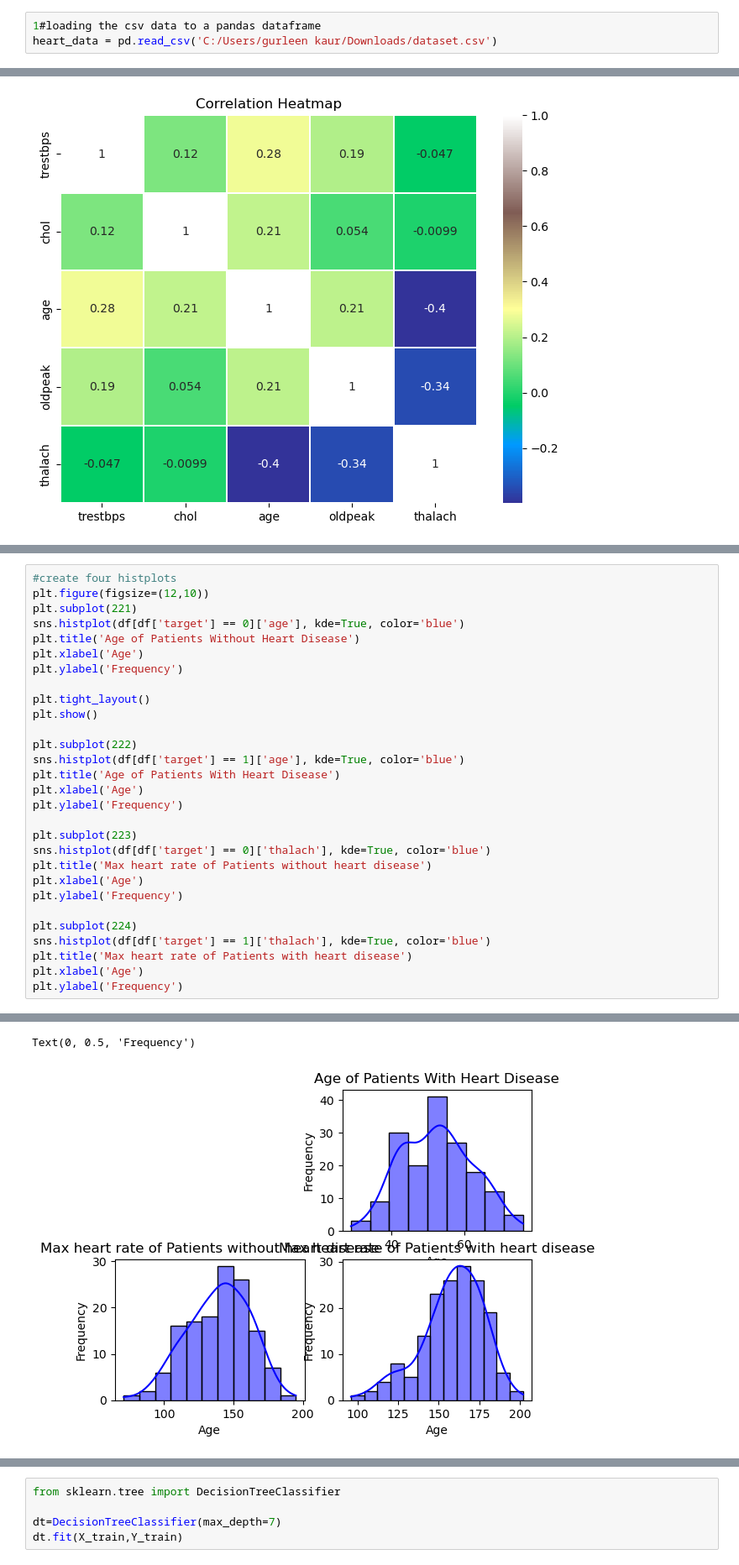
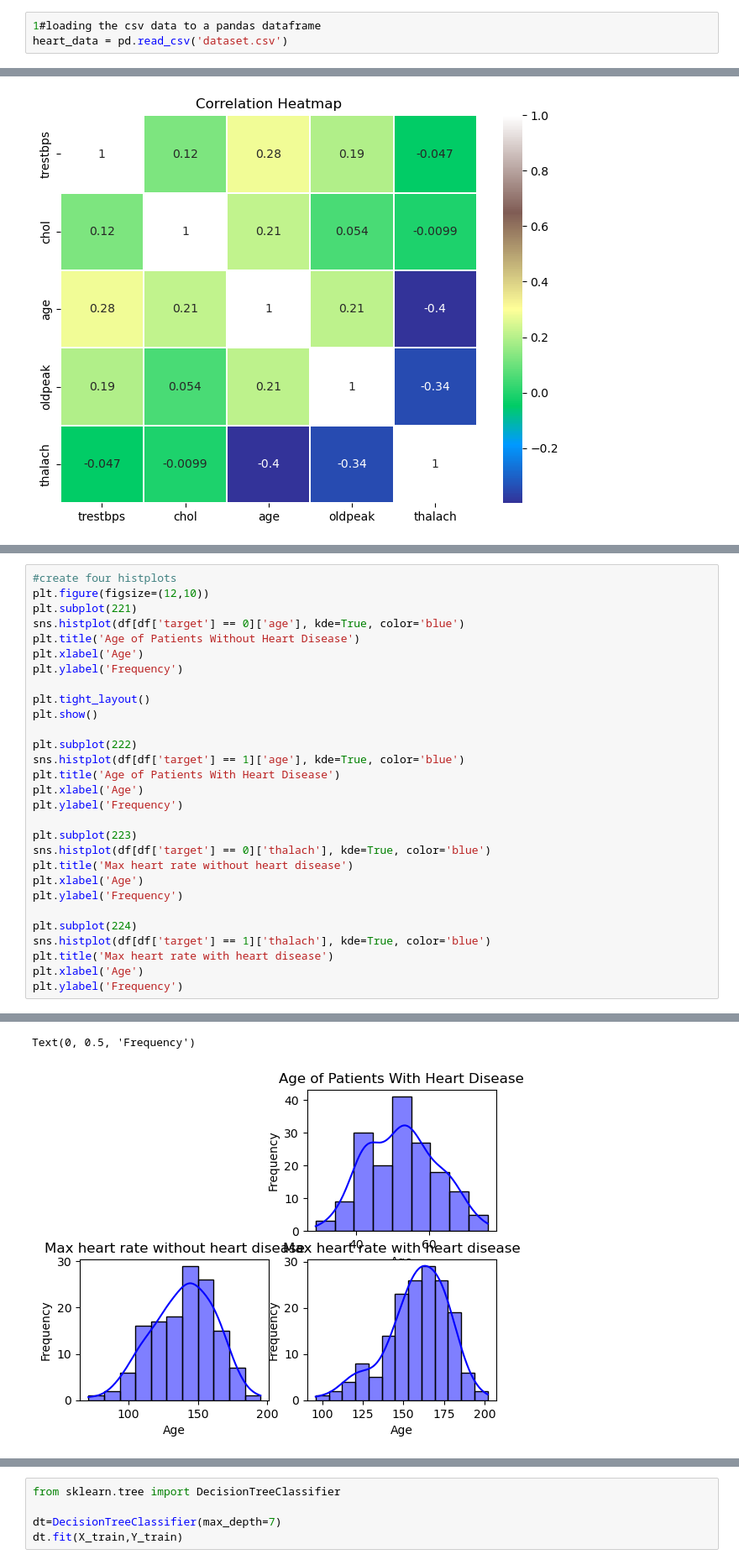
Before and after one commit to GurkirtanSingh5722/Group-1-Heart-Disease-Prediction, a Jupyter notebook: Heart Disease Prediction 2.ipynb, the cells around one changed output, grey strips where cells are left out. Shown at 84% size. Drawn from its saved outputs; the diff is of its cells as text.

```diff
--- a/Heart Disease Prediction 2.ipynb
+++ b/Heart Disease Prediction 2.ipynb
@@ -16,6 +16,6 @@ from sklearn.metrics import accuracy_score
 # Data Collection and Processing
 # %%
 1#loading the csv data to a pandas dataframe
-heart_data = pd.read_csv('C:/Users/gurleen kaur/Downloads/dataset.csv')
+heart_data = pd.read_csv('dataset.csv')
 # %%
  # print the first five rows of dataset
@@ -182,33 +218,33 @@ plt.show()
 # %%
 #create four histplots
 plt.figure(figsize=(12,10))
 plt.subplot(221)
 sns.histplot(df[df['target'] == 0]['age'], kde=True, color='blue')
 plt.title('Age of Patients Without Heart Disease')
 plt.xlabel('Age')
 plt.ylabel('Frequency')
 
 plt.tight_layout()
 plt.show()
 
 plt.subplot(222)
 sns.histplot(df[df['target'] == 1]['age'], kde=True, color='blue')
 plt.title('Age of Patients With Heart Disease')
 plt.xlabel('Age')
 plt.ylabel('Frequency')
 
 plt.subplot(223)
 sns.histplot(df[df['target'] == 0]['thalach'], kde=True, color='blue')
-plt.title('Max heart rate of Patients without heart disease')
+plt.title('Max heart rate without heart disease')
 plt.xlabel('Age')
 plt.ylabel('Frequency')
 
 plt.subplot(224)
 sns.histplot(df[df['target'] == 1]['thalach'], kde=True, color='blue')
-plt.title('Max heart rate of Patients with heart disease')
+plt.title('Max heart rate with heart disease')
 plt.xlabel('Age')
 plt.ylabel('Frequency')
 # %% [output]
 [figure]
 Text(0, 0.5, 'Frequency')
-[figure, old version]
+[figure, new version]
```
Also changed, not shown: parts of 52 cells of this notebook.
